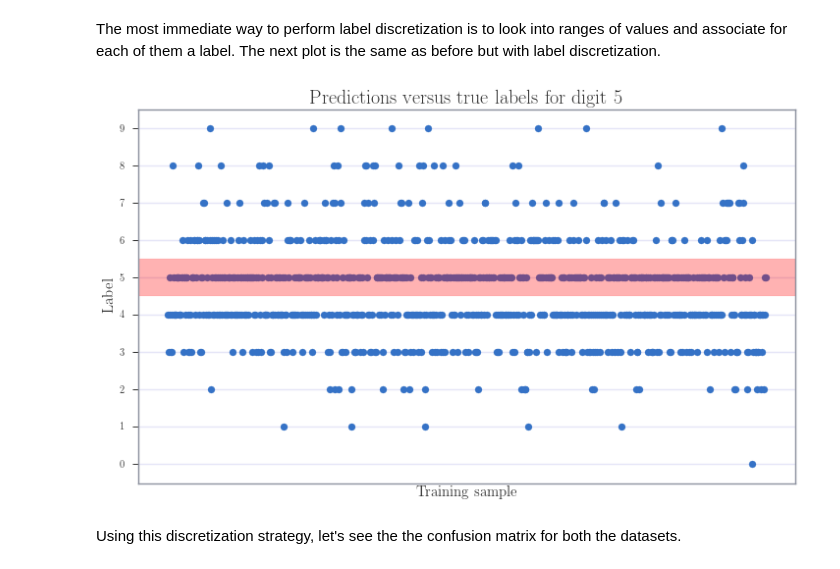
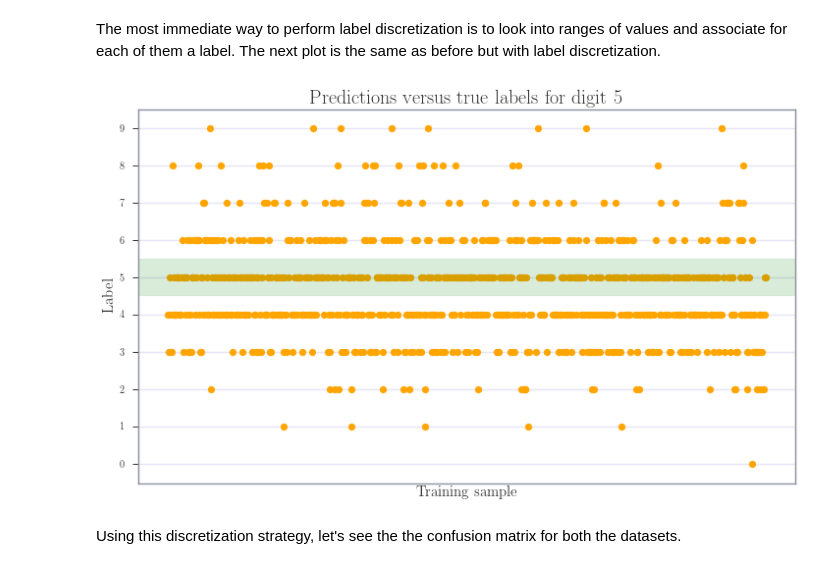
Before and after one commit to srossi93/EURECOM_ASI, a Jupyter notebook: homework/ASI_homework.ipynb, the cells around one changed output. Drawn from its saved outputs; the diff is of its cells as text; code cells hidden in the pictures.

```diff
--- a/homework/ASI_homework.ipynb
+++ b/homework/ASI_homework.ipynb
@@ -599,17 +599,6 @@ def trainBayesianRegression(images, labels, sigma_n=1e-3, order=2):
     Mu = computeMu(X, labels, Sigma, sigma_n)
     print('Training completed in %.2f seconds.' % (time() - t0))
     return (Mu, Sigma)
-
-def discretizeLabels(targets):
-    def f(point):
-        p = int(round(point))
-        if p >= 9:
-            return 9
-        elif p <= 0:
-            return 0
-        return p
-    t = list(map(lambda x:f(x), targets))
-    return np.array(t)
 # %% [markdown]
 ## Treat class labels as continuous and apply regression to the training data.
 # %% [markdown]
@@ -698,30 +683,41 @@ MeanSquaredError for CIFAR: 8.1734
 ## Label discretization
 # %% [markdown]
 The most immediate way to perform label discretization is to look into ranges of values and associate for each of them a label. The next plot is the same as before but with label discretization.
+# %%
+def discretizeLabels(targets):
+    def f(point):
+        p = int(np.round(point))
+        if p >= 9:
+            return 9
+        elif p <= 0:
+            return 0
+        return p
+    t = list(map(lambda x:f(x), targets))
+    return np.array(t)
 # %%
 test_results_filtered = list(filter(lambda x : x[0]==5, test_results))
 test_results_filtered = np.array(test_results_filtered)
 # %%
 plt.figure(figsize=(12,7))
 ax = plt.gca()
 ax.set_axisbelow(True)
 
 plt.grid(True)
 
 plt.scatter(range(test_results_filtered.shape[0]),
-            discretizeLabels(test_results_filtered[:,1]), s=50)
+            discretizeLabels(test_results_filtered[:,1]), s=50, color='orange')
 
-ax.axhspan(ymin=test_results_filtered[0,0]-0.5, ymax=test_results_filtered[0,0]+0.5, color='red', alpha=0.3)
+ax.axhspan(ymin=test_results_filtered[0,0]-0.5, ymax=test_results_filtered[0,0]+0.5, color='green', alpha=0.15)
 
 plt.xlabel('Training sample', fontsize=15)
 plt.ylabel('Label', fontsize=15)
 plt.title('Predictions versus true labels for digit 5', fontsize=20)
 plt.ylim(-0.5, 9.5)
 plt.yticks(range(10))
 plt.xticks([])
 plt.show()
 # %% [output]
-[figure, old version]
+[figure, new version]
 # %% [markdown]
 Using this discretization strategy, let's see the the confusion matrix for both the datasets.
 # %%
```
Also changed, not shown: parts of 29 cells of this notebook.
